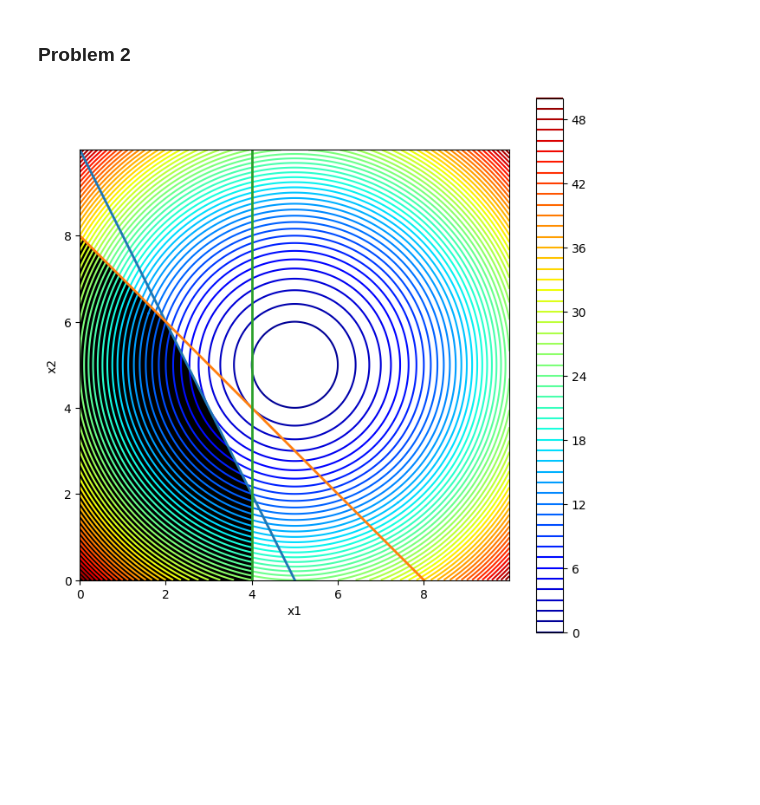
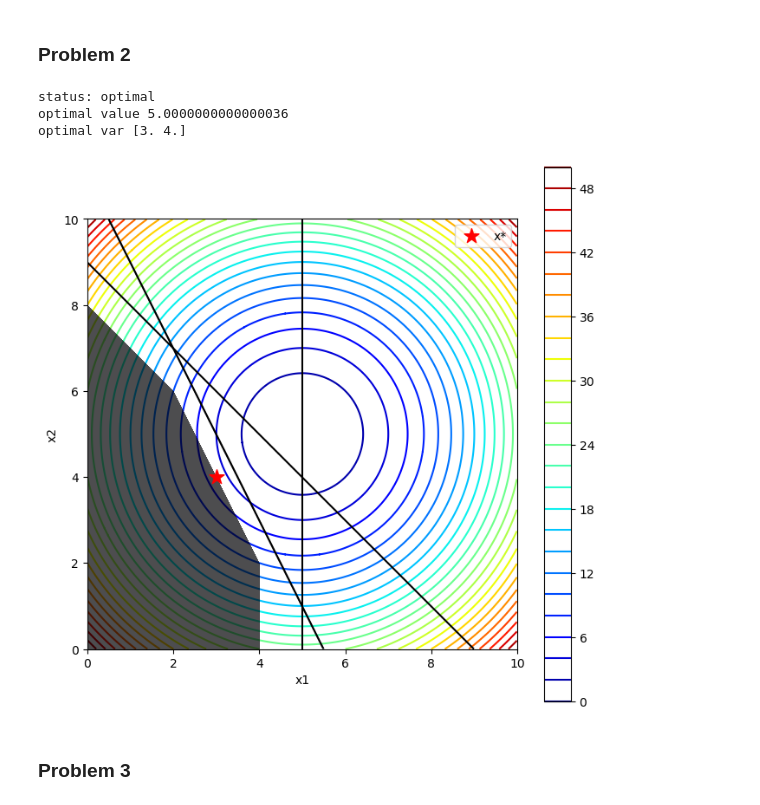
Before and after one commit to langestefan/py4dm20, a Jupyter notebook: assignments/week0.ipynb, the cells around one changed output. Cells and saved outputs as stored; diff of their text form; code cells hidden in the pictures; blank space fills up the shorter version.

```diff
--- a/assignments/week0.ipynb
+++ b/assignments/week0.ipynb
@@ -73,10 +73,10 @@ x1axis = np.arange(r_min, r_max, 0.01)
 
 # create a mesh from the axis
 x1, x2 = np.meshgrid(x0axis, x1axis)
-x = np.stack((x1, x2), axis=0)
+x_plt = np.stack((x1, x2), axis=0)
 
 # compute targets
-results = objective(x, c)
+results = objective(x_plt, c)
 
 # create a mapping of some inputs to some results
 for i in range(0, 20, 5):
@@ -108,14 +108,13 @@ def compute_region(A, b_ub, x1, x2):
     # if all constraints are satisfied, then the point is in the feasible region
     return (region == len(A)).astype(int)
 
-def plot_constraints(A, b_ub, colors):
+def plot_constraints(A, b_ub, zorder=0):
     for i in range(len(A)):
-        if A[i][0] == 0:
-            plt.hlines(b_ub[i]/A[i][1], 0, max(x1.max(), x2.max()), label=f'g{i+1}(x)', linewidth=2, color=colors[i])
-        elif A[i][1] == 0:
-            plt.vlines(b_ub[i]/A[i][0], 0, max(x1.max(), x2.max()), label=f'g{i+1}(x)', linewidth=2, color=colors[i])
-        else:
-            plt.plot([0, b_ub[i]/A[i][0]], [b_ub[i]/A[i][1], 0], label=f'g{i+1}(x)', linewidth=2, color=colors[i])
+        # plot constraints as contour lines
+        cnt = plt.contour(x1, x2, A[i][0]*x1 + A[i][1]*x2 - b_ub[i], levels=[0], colors='black', zorder=zorder)
+
+        # label constraints
+        plt.clabel(cnt, inline=True, fontsize=10, fmt={0: f'g{i+1}(x)'})
 # %%
 # create a contour plot with 50 levels and jet color scheme
 plt.figure(figsize=(8, 8))
@@ -148,29 +149,67 @@ plt.show()
 # %% [markdown]
 ### Problem 2
+# %%
+# solve problem 2 using cvxpy
+
+# variable x is a 2-dimensional vector
+x = cp.Variable(2)
+
+# define constraints
+A = [[2, 1],
+     [1, 1],
+     [1, 0]]
+A = np.array(A)
+
+b_ub = [10, 8, 4]
+constraints = [A @ x <= b_ub]
+
+# define objective function
+obj = cp.Minimize((x[0] - 5)**2 + (x[1] - 5)**2)
+
+# define and solve the problem
+prob = cp.Problem(obj, constraints)
+prob.solve()
+print("status:", prob.status)
+print("optimal value", prob.value)
+print("optimal var", x.value)
+# %% [output]
+status: optimal
+optimal value 5.0000000000000036
+optimal var [3. 4.]
 # %%
-c = [1, 1, -10, -10, 50]
-
 # new objective function
-def objective(x, c):
-    return c[0]*x[0]**2 + c[1]*x[1]**2 + c[2]*x[0] + c[3]*x[1] + c[4]
+def objective(x):
+    return (x[0] - 5)**2 + (x[1] - 5)**2
 
 # compute targets
-results = objective(x, c)
+results = objective(x_plt)
 
 # new contour plot
 plt.figure(figsize=(8, 8))
-plt.contour(x1, x2, results, 50, alpha=1.0, cmap=plt.cm.jet)
+plt.contour(x1, x2, results, 25, alpha=1.0, cmap=plt.cm.jet)
 plt.xlabel('x1')
 plt.ylabel('x2')
 plt.colorbar()
 
 # plot the constraints
-plot_constraints(A, b_ub, colors[:len(A)])
+plot_constraints(A, b_ub, zorder=10)
 
 # plot the feasible region
 region = compute_region(A, b_ub, x1, x2)
-plt.imshow(region, extent=(x1.min(), x1.max(), x2.min(), x2.max()),
-           origin="lower", cmap="Greys", alpha = 1, zorder=0)
+masked_region = np.ma.masked_where(region == 0, region)
+
+plt.imshow(masked_region, extent=(x1.min(), x1.max(), x2.min(), x2.max()),
+           origin="lower", cmap="inferno", alpha = 0.7, zorder=5, interpolation='none')
+
+# plot the results
+plt.scatter(x.value[0], x.value[1], color='red', zorder=11, label='x*', marker='*', s=160, linewidth=1)
+
+# limit the plot to the range
+plt.xlim(r_min, r_max)
+plt.ylim(r_min, r_max)
+plt.legend()
 plt.show()
 # %% [output]
-[figure, old version]
+[figure, new version]
+# %% [markdown]
+### Problem 3
```
Also changed, not shown: parts of 6 cells of this notebook, 1 other file.
